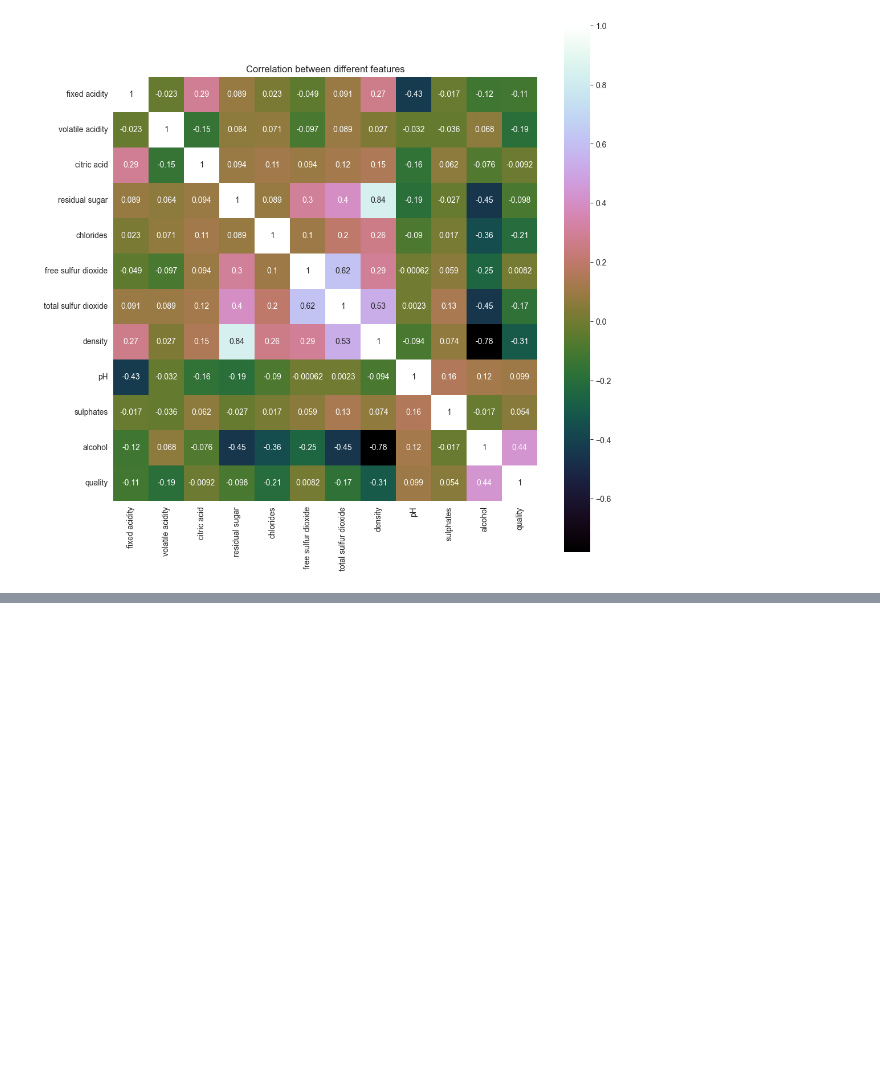
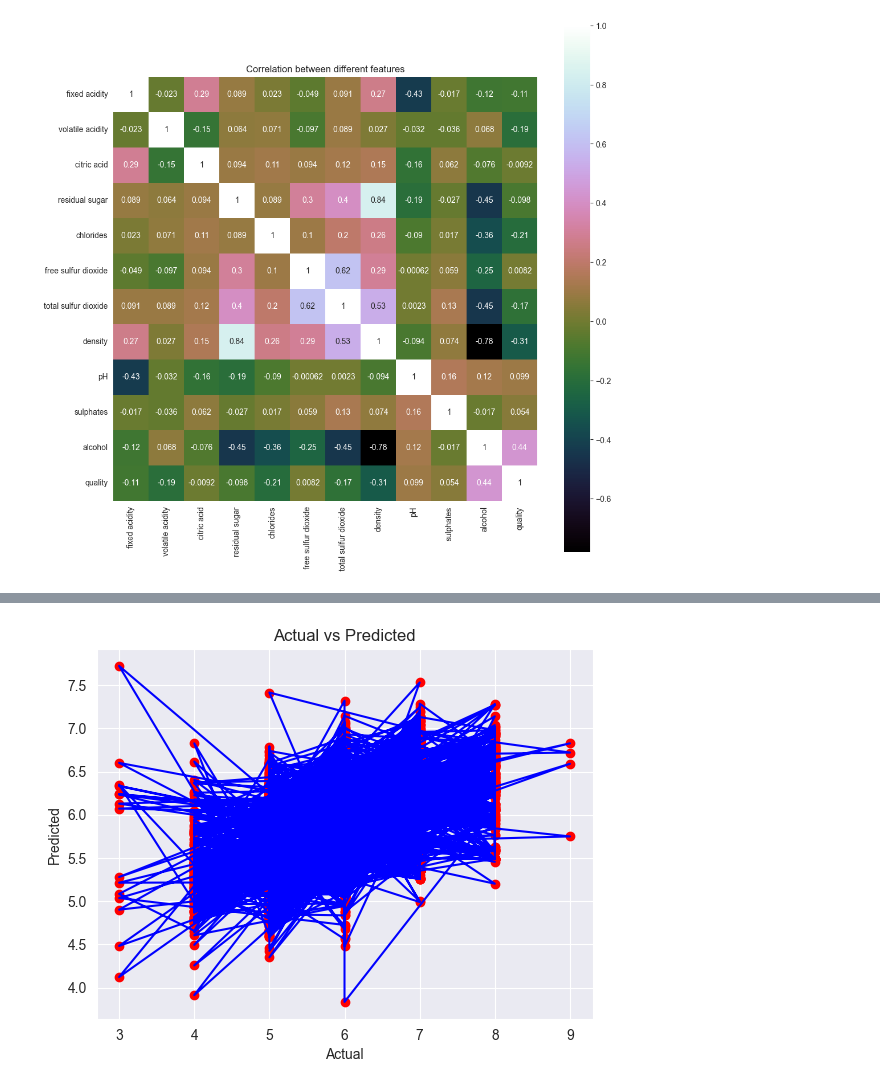
Before and after one commit to Rawlsy-py/7CS070_AI_Tech, a Jupyter notebook: 2118979_7CS070_Assignment/2118979_Task1_Algo2.ipynb, the cells around one changed output, grey strips where cells are left out. Drawn from its saved outputs; the diff is of its cells as text; code cells hidden in the pictures; blank space fills up the shorter version.

```diff
--- a/2118979_7CS070_Assignment/2118979_Task1_Algo2.ipynb
+++ b/2118979_7CS070_Assignment/2118979_Task1_Algo2.ipynb
@@ -79,0 +82,5 @@ Text(0.5, 1.0, 'Correlation between different features')
+# %%
+from sklearn.model_selection import train_test_split
+X = df.drop('quality', axis=1)
+y = df['quality']
+X_train, X_test, y_train, y_test = train_test_split(X, y, test_size=0.8, random_state=8979)
@@ -79,0 +89,6 @@ Text(0.5, 1.0, 'Correlation between different features')
+# %%
+# scale the data to mean of 0 and standard deviation of 1
+from sklearn.preprocessing import StandardScaler
+sc = StandardScaler()
+X_train = sc.fit_transform(X_train)
+X_test = sc.transform(X_test)
@@ -79,0 +97,4 @@ Text(0.5, 1.0, 'Correlation between different features')
+# %%
+from sklearn.linear_model import LinearRegression
+regressor = LinearRegression()
+regressor.fit(X_train, y_train)
@@ -79,0 +103,2 @@ Text(0.5, 1.0, 'Correlation between different features')
+# %%
+y_pred = regressor.predict(X_test)
@@ -79,0 +123,10 @@ Text(0.5, 1.0, 'Correlation between different features')
+# %%
+# plot the model with scatter plot and regression line
+plt.scatter(y_test, y_pred, color='red')
+plt.plot(y_test, y_pred, color='blue')
+plt.title('Actual vs Predicted')
+plt.xlabel('Actual')
+plt.ylabel('Predicted')
+plt.show()
+# %% [output]
+[figure, added]
```
Also changed, not shown: parts of 8 cells of this notebook.
